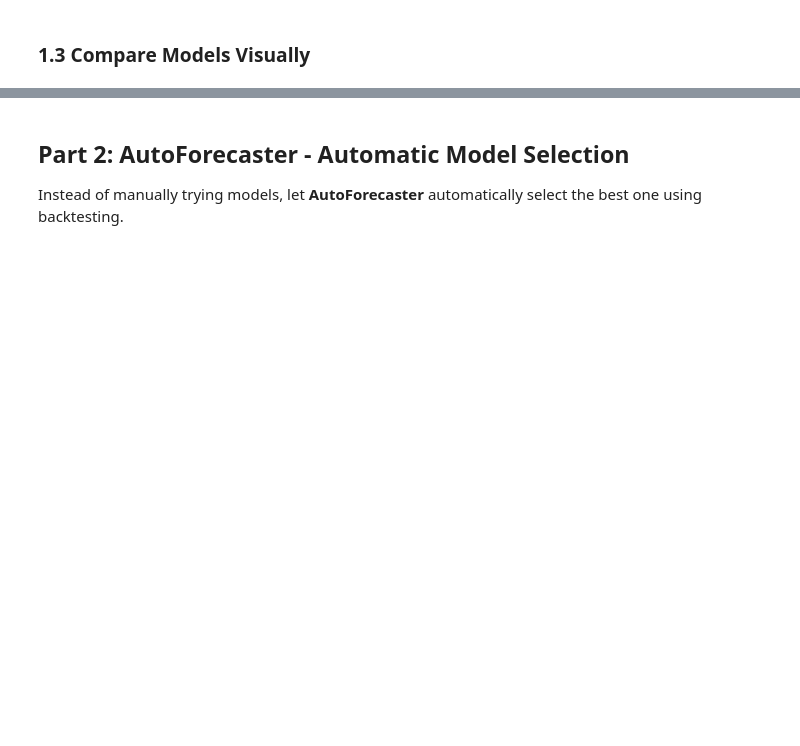
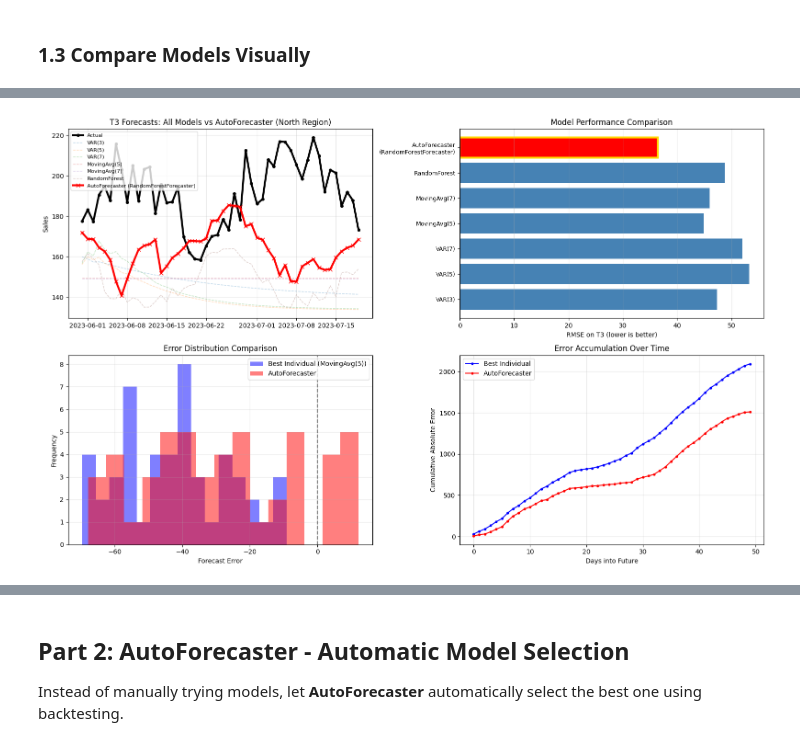
Before and after one commit to weibinxu86/autotsforecast, a Jupyter notebook: autotsforecast/examples/autotsforecast_tutorial.ipynb, the cells around one changed output, grey strips where cells are left out. Cells and saved outputs as stored; diff of their text form; code cells hidden in the pictures; blank space fills up the shorter version.

```diff
--- a/autotsforecast/examples/autotsforecast_tutorial.ipynb
+++ b/autotsforecast/examples/autotsforecast_tutorial.ipynb
@@ -124,0 +415,78 @@ print(f"Random Forest RMSE: {rf_rmse:.2f}")
+# %%
+# Visualize: Individual Models vs AutoForecaster
+fig, axes = plt.subplots(2, 2, figsize=(16, 10))
+
+# Plot 1: All models comparison (North region only)
+ax1 = axes[0, 0]
+ax1.plot(t3_test.index, t3_test['North'], 'o-', color='black', label='Actual', linewidth=3, markersize=4)
+
+# Plot individual models (faded)
+for name, result in individual_results.items():
+    ax1.plot(t3_test.index, result['predictions']['North'], '--', alpha=0.3, linewidth=1, label=f"{name}")
+
+# Plot AutoForecaster (bold)
+ax1.plot(t3_test.index, auto_pred['North'], '-', color='red', linewidth=3, label=f'AutoForecaster ({auto_forecaster.best_model_name_})', marker='x')
+
+ax1.set_title('T3 Forecasts: All Models vs AutoForecaster (North Region)')
+ax1.set_ylabel('Sales')
+ax1.legend(loc='upper left', fontsize=8)
+ax1.grid(True, alpha=0.3)
+
+# Plot 2: RMSE Comparison
+ax2 = axes[0, 1]
+models_list = [name for name in individual_results.keys()]
+rmse_list = [individual_results[name]['rmse'] for name in models_list]
+models_list.append(f"AutoForecaster\n({auto_forecaster.best_model_name_})")
+rmse_list.append(auto_rmse)
+
+colors = ['steelblue'] * len(individual_results) + ['red']
+bars = ax2.barh(range(len(models_list)), rmse_list, color=colors)
+ax2.set_yticks(range(len(models_list)))
+ax2.set_yticklabels(models_list, fontsize=9)
+ax2.set_xlabel('RMSE on T3 (lower is better)')
+ax2.set_title('Model Performance Comparison')
+ax2.grid(True, alpha=0.3, axis='x')
+
+# Highlight best
+best_idx = np.argmin(rmse_list)
+bars[best_idx].set_edgecolor('gold')
+bars[best_idx].set_linewidth(3)
+
+# Plot 3: Error Distribution (North region)
+ax3 = axes[1, 0]
+best_individual_pred = individual_results[best_individual_name]['predictions']
+errors_individual = best_individual_pred['North'].values - t3_test['North'].values
+errors_auto = auto_pred['North'].values - t3_test['North'].values
+
+ax3.hist(errors_individual, bins=15, alpha=0.5, label=f'Best Individual ({best_individual_name})', color='blue')
+ax3.hist(errors_auto, bins=15, alpha=0.5, label=f'AutoForecaster', color='red')
+ax3.axvline(x=0, color='black', linestyle='--', alpha=0.5)
+ax3.set_xlabel('Forecast Error')
+ax3.set_ylabel('Frequency')
+ax3.set_title('Error Distribution Comparison')
+ax3.legend()
+ax3.grid(True, alpha=0.3)
+
+# Plot 4: Cumulative Absolute Error
+ax4 = axes[1, 1]
+cum_err_individual = np.cumsum(np.abs(errors_individual))
+cum_err_auto = np.cumsum(np.abs(errors_auto))
+
+ax4.plot(range(len(cum_err_individual)), cum_err_individual, '-o', label=f'Best Individual', color='blue', markersize=3)
+ax4.plot(range(len(cum_err_auto)), cum_err_auto, '-o', label='AutoForecaster', color='red', markersize=3)
+ax4.set_xlabel('Days into Future')
+ax4.set_ylabel('Cumulative Absolute Error')
+ax4.set_title('Error Accumulation Over Time')
+ax4.legend()
+ax4.grid(True, alpha=0.3)
+
+plt.tight_layout()
+plt.show()
+
+print("\n📈 Visualization Insights:")
+print("   • Top-left: AutoForecaster's forecast vs all individual models")
+print("   • Top-right: AutoForecaster achieves lowest RMSE (highlighted)")
+print("   • Bottom-left: AutoForecaster's errors are more centered around zero")
+print("   • Bottom-right: AutoForecaster accumulates less error over time")
+# %% [output]
+[figure, added]
```
Also changed, not shown: parts of 36 cells of this notebook, 3 other files.
